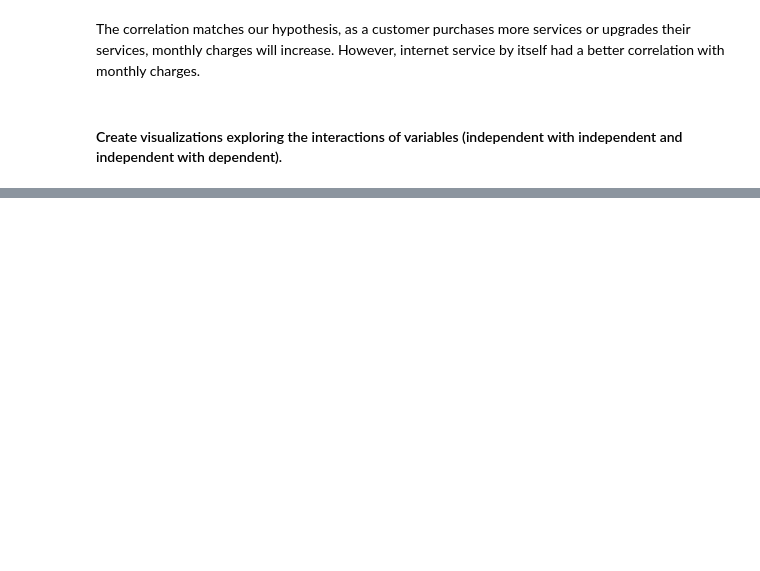
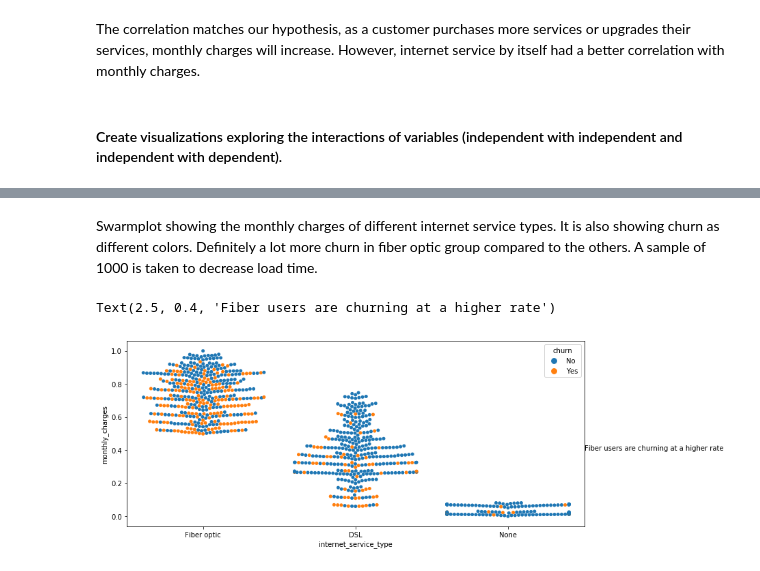
Before and after one commit to classification-telco-project-sanmaco/classification-telco, a Jupyter notebook: MZ_working_notebook.ipynb, the cells around one changed output, grey strips where cells are left out. Cells and saved outputs as stored; diff of their text form; code cells hidden in the pictures; blank space fills up the shorter version.

```diff
--- a/MZ_working_notebook.ipynb
+++ b/MZ_working_notebook.ipynb
@@ -1185,0 +1230,9 @@ pd.crosstab(train.internet_service_type, train.senior_citizen, margins=True)
+# %% [markdown]
+Swarmplot showing the monthly charges of different internet service types. It is also showing churn as different colors. Definitely a lot more churn in fiber optic group compared to the others. A sample of 1000 is taken to decrease load time.
+# %%
+plt.figure(figsize=(12,5))
+sns.swarmplot(data=train.sample(1000), x='internet_service_type', y='monthly_charges', hue='churn')
+plt.annotate('Fiber users are churning at a higher rate', (2.5, .4))
+# %% [output]
+Text(2.5, 0.4, 'Fiber users are churning at a higher rate')
+[figure, added]
```
Also changed, not shown: parts of 56 cells of this notebook.
